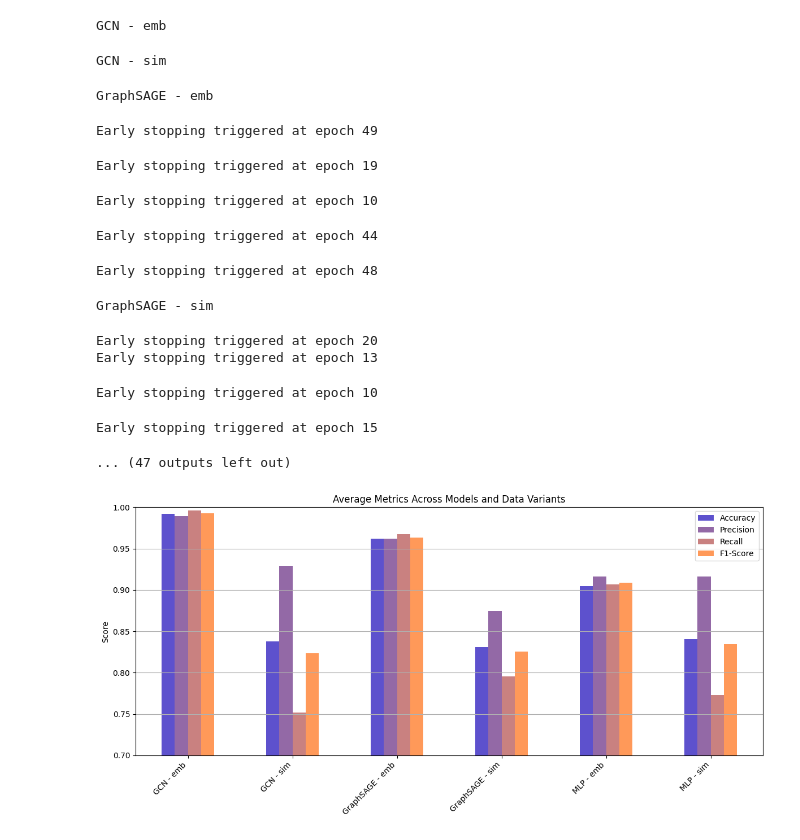
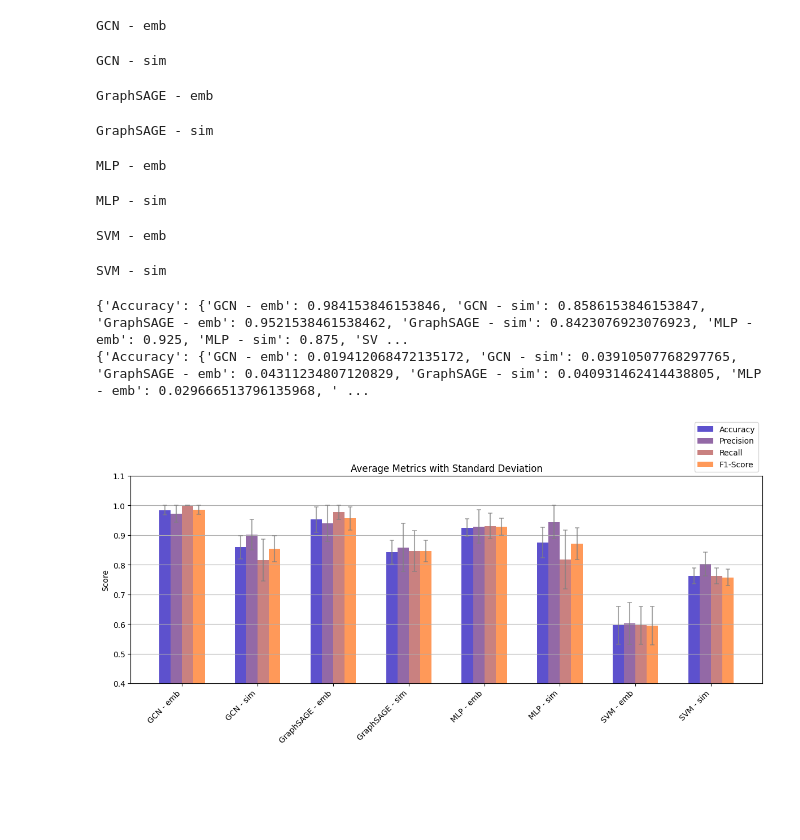
Before and after one commit to Emanuele19/TopologyPermutations, a Jupyter notebook: models/trainings.ipynb, the cells around one changed output. Saved outputs shown, nothing was run; the diff lists cells and outputs as text; code cells hidden in the pictures; blank space fills up the shorter version.

Commit message:
feat: added svm and std_dev visuals

```diff
--- a/models/trainings.ipynb
+++ b/models/trainings.ipynb
@@ -114,44 +177,84 @@ training_schedule = {
     "GraphSAGE - emb": (GCN_Sage, graph_emb_data),
     "GraphSAGE - sim": (GCN_Sage, graph_sim_data),
     "MLP - emb": (MLP, mlp_emb_data),
-    "MLP - sim": (MLP, mlp_sim_data)
+    "MLP - sim": (MLP, mlp_sim_data),
 }
 
 results = dict()
+std_devs = dict()
 for title, to_train in training_schedule.items():
     print(title)
-    performances = train_multiple_times(to_train[0], 100, to_train[1])
+    performances, std_dev = train_multiple_times(to_train[0], 100, to_train[1])
     results[title] = performances
+    std_devs[title] = std_dev
+
+print('SVM - emb')
+results["SVM - emb"], std_devs["SVM - emb"] = train_svm("../pre_processing_output/duplicated_nodes_main_components.csv", 100)
+print('SVM - sim')
+results["SVM - sim"], std_devs["SVM - sim"] = train_svm("../pre_processing_output/duplicated_nodes_main_components_sim.csv", 100)
 
 results_df = pd.DataFrame.from_dict(results, orient='index')
+std_dev_df = pd.DataFrame.from_dict(std_devs, orient='index')
 # %% [output]
 GCN - emb
 GCN - sim
 GraphSAGE - emb
-Early stopping triggered at epoch 49
+GraphSAGE - sim
-Early stopping triggered at epoch 19
+MLP - emb
-Early stopping triggered at epoch 10
+MLP - sim
-Early stopping triggered at epoch 44
+SVM - emb
-Early stopping triggered at epoch 48
+SVM - sim
-GraphSAGE - sim
-Early stopping triggered at epoch 20
-Early stopping triggered at epoch 13
-Early stopping triggered at epoch 10
-Early stopping triggered at epoch 15
-... (47 outputs left out)
 # %%
 import matplotlib.colors as mcolors
 
 def get_color_gradient(start_hex, end_hex, n):
     cmap = mcolors.LinearSegmentedColormap.from_list("grad", [start_hex, end_hex])
     return [mcolors.to_hex(cmap(i / (n - 1))) for i in range(n)]
 
-ax = results_df.plot(kind='bar', figsize=(12, 6), color=get_color_gradient("#5D51CD", "#FF9959", 4))
-ax.set_ylabel('Score')
-ax.set_title('Average Metrics Across Models and Data Variants')
-ax.set_ylim(0.7, 1.0)
-plt.xticks(rotation=45, ha='right')
-plt.grid(axis='y')
+fig, ax = plt.subplots(figsize=(12, 6))
+bar_width = 0.15
+x = np.arange(len(results_df))
+
+colors = get_color_gradient("#5D51CD", "#FF9959", 4)
+
+error_kw = {
+    "ecolor": "gray",
+    "elinewidth": 1.5,
+    "capsize": 3,
+    "capthick": 1.2,
+    "alpha": 0.7
+}
+
+for i, metric in enumerate(results_df.columns):
+    values = results_df[metric].values
+    errors = std_dev_df[metric].values
+
+    error_upper_bound = np.minimum(values + errors, 1.0) - values
+
+    ax.bar(
+        x + i * bar_width,
+        values,
+        bar_width,
+        label=metric,
+        yerr=error_upper_bound,
+        error_kw=error_kw,
+        capsize=5,  # lunghezza delle "alette" delle barre di errore
+        color=colors[i]
+    )
+
+print(results_df.to_dict())
+print(std_dev_df.to_dict())
+
+ax.set_xticks(x + bar_width * (len(results_df.columns) - 1) / 2)
+ax.set_xticklabels(results_df.index, rotation=45, ha='right', fontsize=10)
+ax.set_ylabel("Score")
+ax.set_title("Average Metrics with Standard Deviation")
+ax.set_ylim(0.4, 1.1)
+ax.legend(loc='lower right', bbox_to_anchor=(1, 1))
+ax.grid(axis='y')
 plt.tight_layout()
+plt.show()
 # %% [output]
+{'Accuracy': {'GCN - emb': 0.984153846153846, 'GCN - sim': 0.8586153846153847, 'GraphSAGE - emb': 0.9521538461538462, 'GraphSAGE - sim': 0.8423076923076923, 'MLP - emb': 0.925, 'MLP - sim': 0.875, 'SV ...
+{'Accuracy': {'GCN - emb': 0.019412068472135172, 'GCN - sim': 0.03910507768297765, 'GraphSAGE - emb': 0.04311234807120829, 'GraphSAGE - sim': 0.040931462414438805, 'MLP - emb': 0.029666513796135968, ' ...
-[figure, old version]
+[figure, new version]
```
Also changed, not shown: parts of 1 cell of this notebook.
